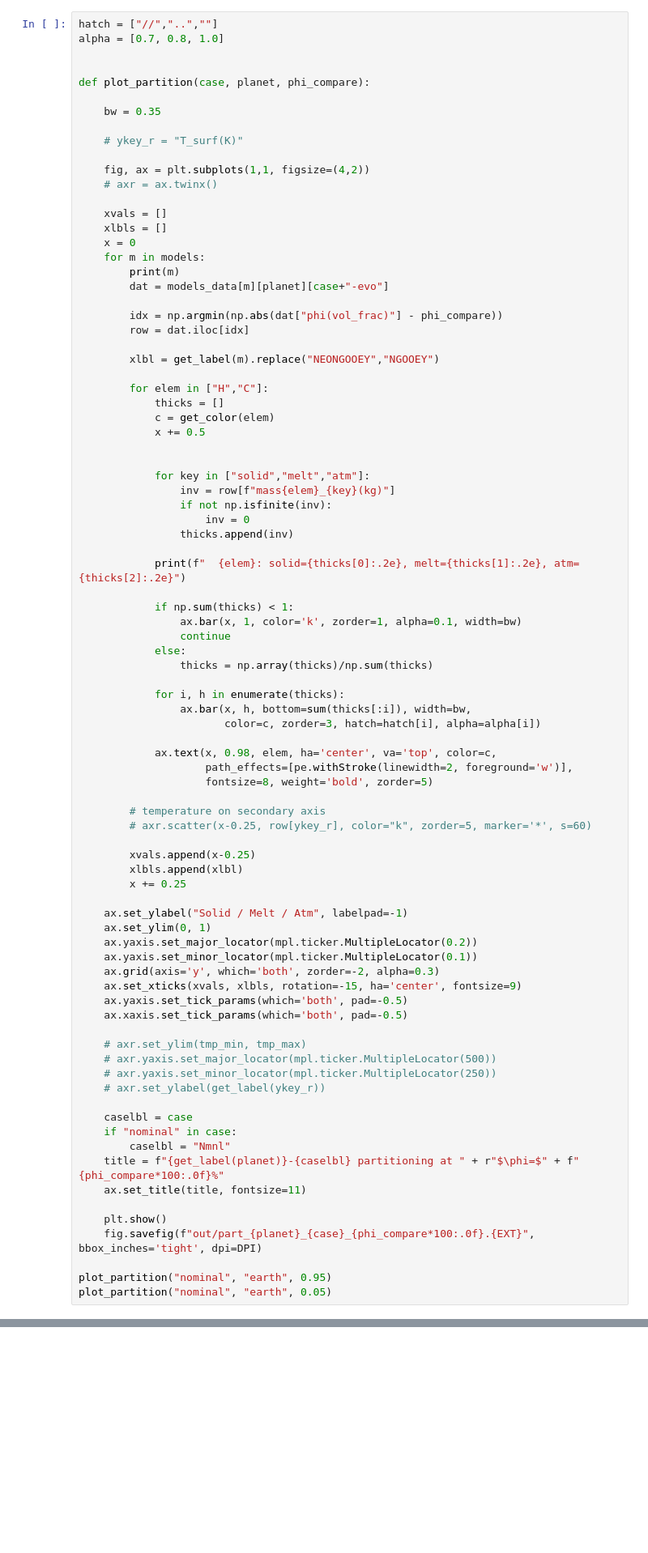
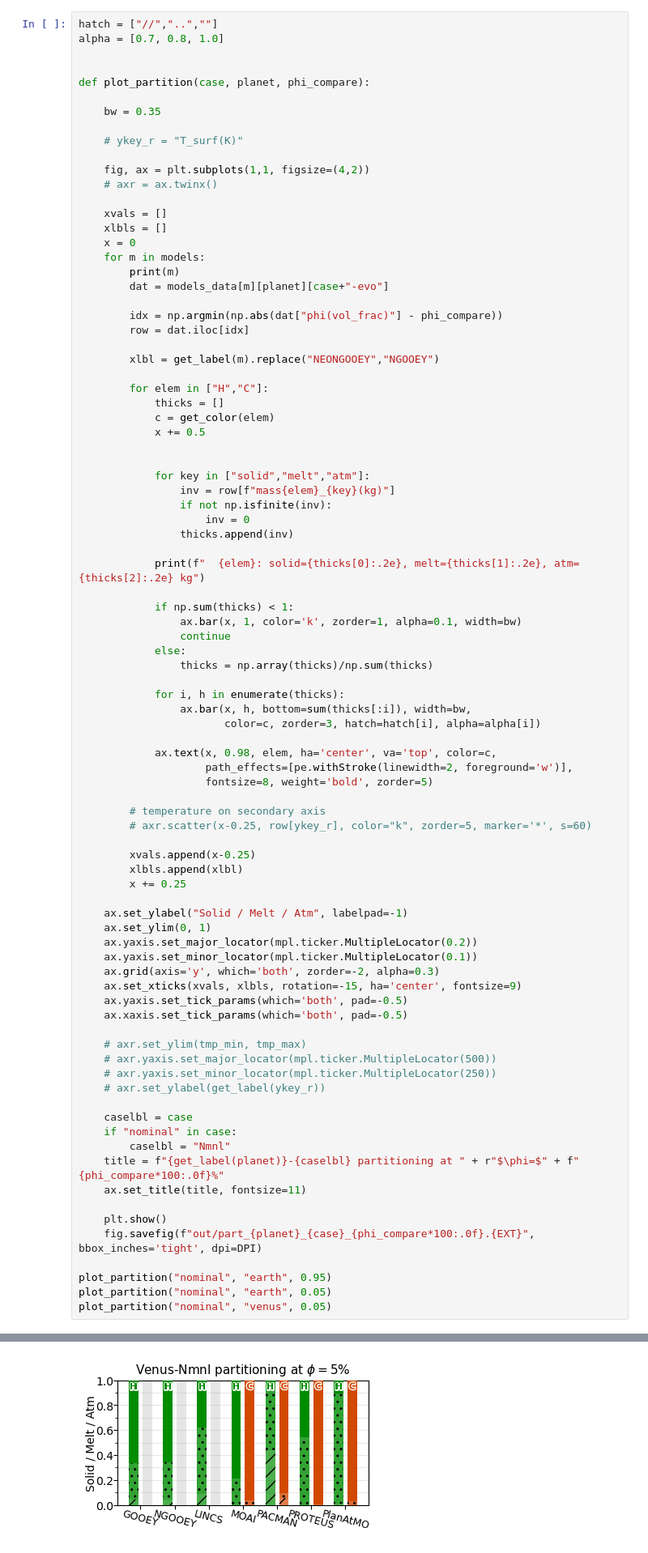
Before and after one commit to lena-noack/chili, a Jupyter notebook: intercomparison/analysis_solarsystem/compare.ipynb, the cells around one changed output, grey strips where cells are left out. Shown at 81% size. Saved outputs shown, nothing was run; the diff lists cells and outputs as text; blank space fills up the shorter version.

```diff
--- a/intercomparison/analysis_solarsystem/compare.ipynb
+++ b/intercomparison/analysis_solarsystem/compare.ipynb
@@ -852,7 +836,7 @@ def plot_partition(case, planet, phi_compare):
                     inv = 0
                 thicks.append(inv)
 
-            print(f"  {elem}: solid={thicks[0]:.2e}, melt={thicks[1]:.2e}, atm={thicks[2]:.2e}")
+            print(f"  {elem}: solid={thicks[0]:.2e}, melt={thicks[1]:.2e}, atm={thicks[2]:.2e} kg")
 
             if np.sum(thicks) < 1:
                 ax.bar(x, 1, color='k', zorder=1, alpha=0.1, width=bw)
@@ -900,5 +884,6 @@ def plot_partition(case, planet, phi_compare):
 
 plot_partition("nominal", "earth", 0.95)
 plot_partition("nominal", "earth", 0.05)
+plot_partition("nominal", "venus", 0.05)
 # %% [output]
 gooey
@@ -940,3 +942,4 @@ planatmo
+[figure, added]
 # %%
 def plot_inventory(case, planet, phi_compare):
 
```
Also changed, not shown: parts of 7 cells of this notebook.
